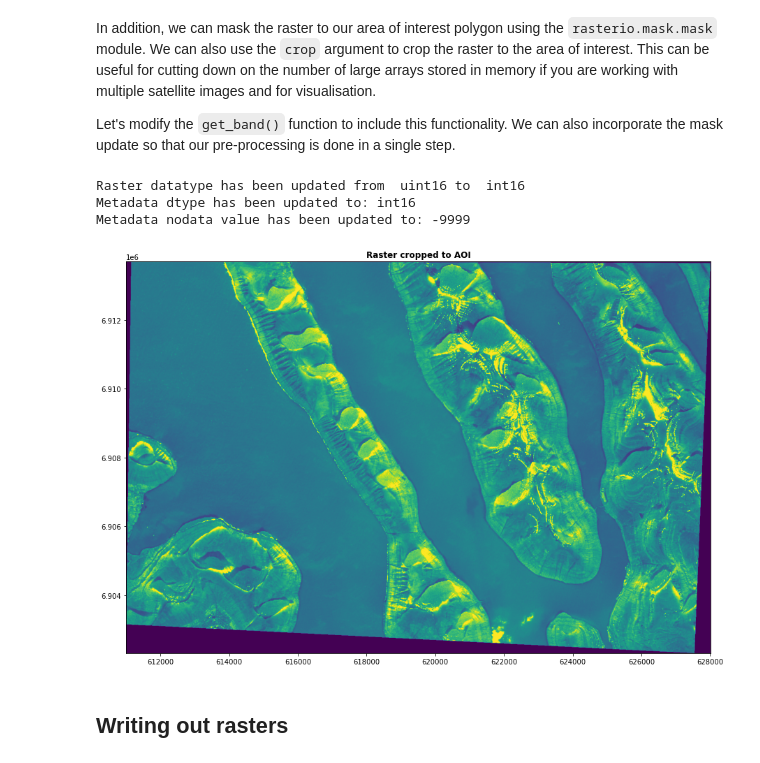
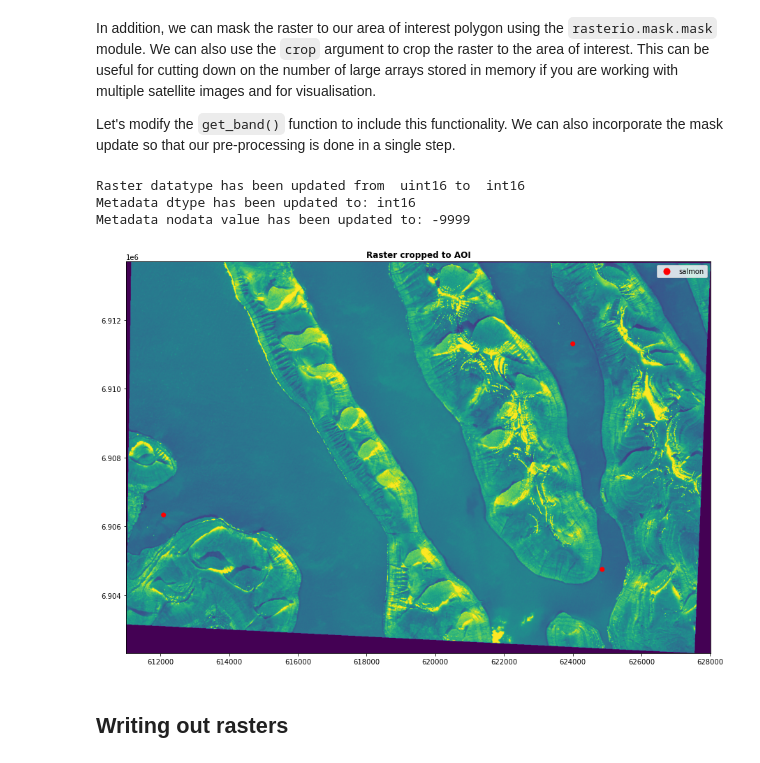
Before and after one commit to Rae0519/EO_220, a Jupyter notebook: Introductory Jupyter Notebook.ipynb, the cells around one changed output. Drawn from its saved outputs; the diff is of its cells as text; code cells hidden in the pictures.

```diff
--- a/Introductory Jupyter Notebook.ipynb
+++ b/Introductory Jupyter Notebook.ipynb
@@ -887,8 +860,8 @@ show(normalise_band(band_img, clip=True), transform=band_metadata['transform'],
 
 # create colour map so we can specify the color of the fish farm points
 from matplotlib.colors import LinearSegmentedColormap
-clist = [(0.0, 0.0, 1.0), (0.0, 0.0, 1.0)] # use same colour twice (rgb blue) to get a single colour
-cmap = LinearSegmentedColormap.from_list(name='single_cmap', colors=clist, N=1)
+clist = [(1.0, 0.0, 0), (1.0, 0.0, 0)] # use same colour twice (rgb blue) to get a single colour
+cmap = LinearSegmentedColormap.from_list(name='single_cmap', colors= clist, N=1)
 
 # plot vector layers on top
 aoi.boundary.plot(ax=ax_band, edgecolor="Black")
@@ -979,18 +932,24 @@ def get_band(filepath, aoi=None, crop=False, dtype='int16', fill_value=-9999):
 # %%
 # Plot area of raster cropped to AOI
 img_aoi, metadata_aoi = get_band(img_day_dict['R10m']['B02'], aoi=aoi, crop=True)
 
+# clist = [(0.0, 0.0, 1.0), (0.0, 0.0, 1.0)] # use same colour twice (rgb blue) to get a single colour
+# cmap = LinearSegmentedColormap.from_list(name='single_cmap', colors=clist, N=1)
+
 fig, ax_aoi = plt.subplots(figsize=(15, 15))
 
 show(normalise_band(img_aoi, clip=True), transform=metadata_aoi['transform'], ax=ax_aoi, title='Raster cropped to AOI')
-fish_farm_pts.plot(ax=ax_band, column="fish", cmap=cmap, legend=True)
+fish_farm_pts.plot(ax=ax_aoi, column="fish", cmap= cmap, legend=True)
+
+# metadata_aoi.tick_params(axis='both', which='major', labelsize=16)
+# metadata_aoi.set_title('AOI and Fish Farm Locations in the Faroe Islands', fontsize=20)
 
 plt.show()
 # %% [output]
 Raster datatype has been updated from  uint16 to  int16
 Metadata dtype has been updated to: int16
 Metadata nodata value has been updated to: -9999
-[figure, old version]
+[figure, new version]
 # %% [markdown]
 ## Writing out rasters
 # %% [markdown]
```
Also changed, not shown: parts of 9 cells of this notebook.
